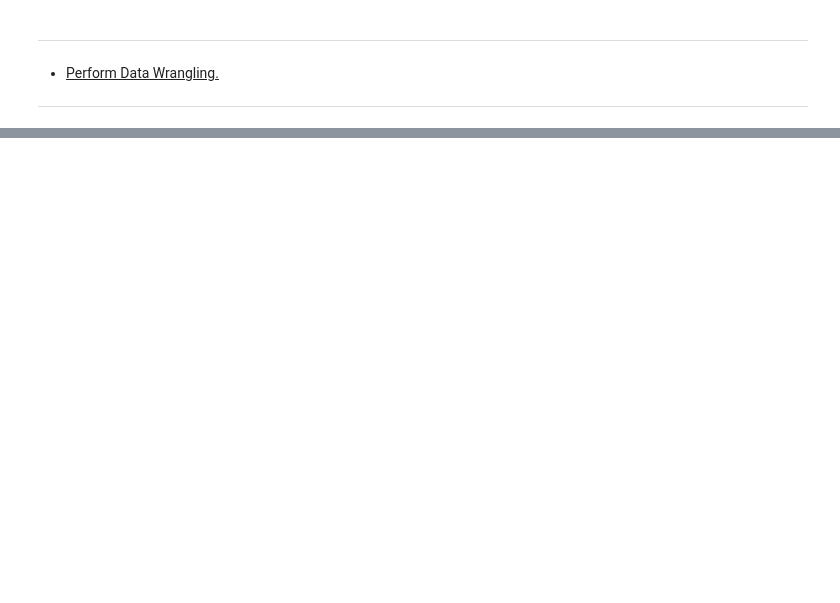
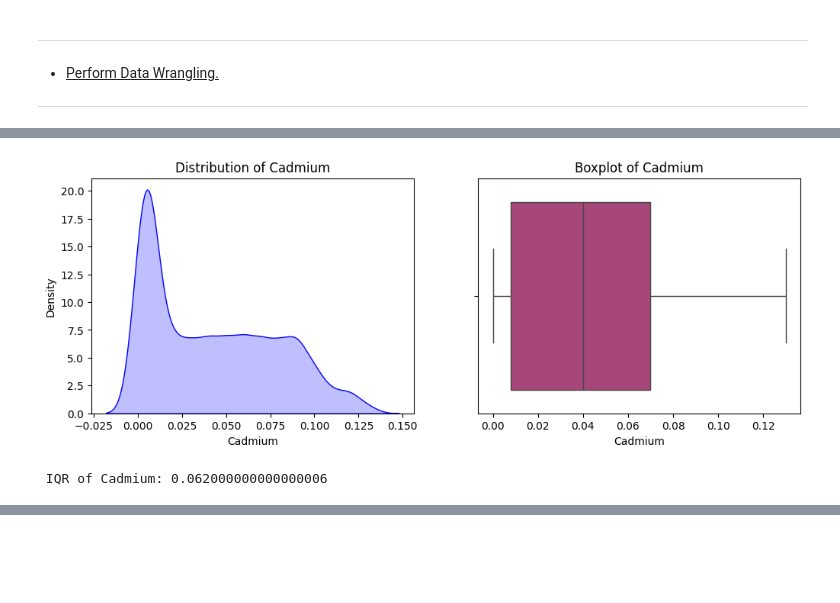
Before and after one commit to Sandipan-Roy/sr, a Jupyter notebook: ML/Classification/RandomForest/RandomForest_SandipanRoy_1_20260316.ipynb, the cells around one changed output, grey strips where cells are left out. Saved outputs shown, nothing was run; the diff lists cells and outputs as text; code cells hidden in the pictures; blank space fills up the shorter version.

```diff
--- a/ML/Classification/RandomForest/RandomForest_SandipanRoy_1_20260316.ipynb
+++ b/ML/Classification/RandomForest/RandomForest_SandipanRoy_1_20260316.ipynb
@@ -208,0 +684,5 @@ def acquire_data(url, sourceType="csv", verbose=False):
+# %%
+plot_univariate_distribution(clean_data, column="cadmium", plot_type="boxplot")
+# %% [output]
+[figure, added]
+ IQR of Cadmium: 0.062000000000000006
```
Also changed, not shown: parts of 139 cells of this notebook, 18 other files.
